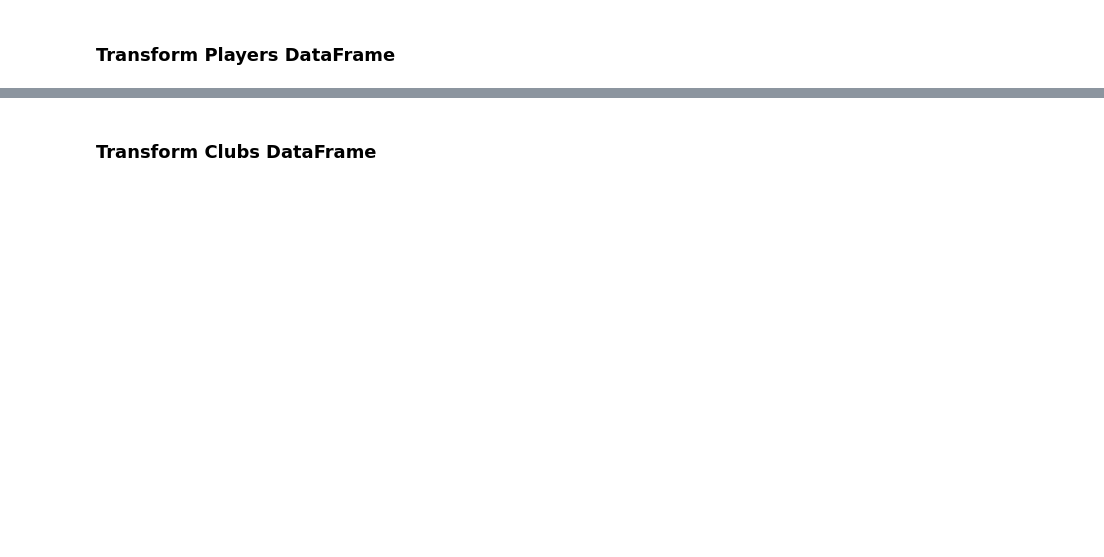
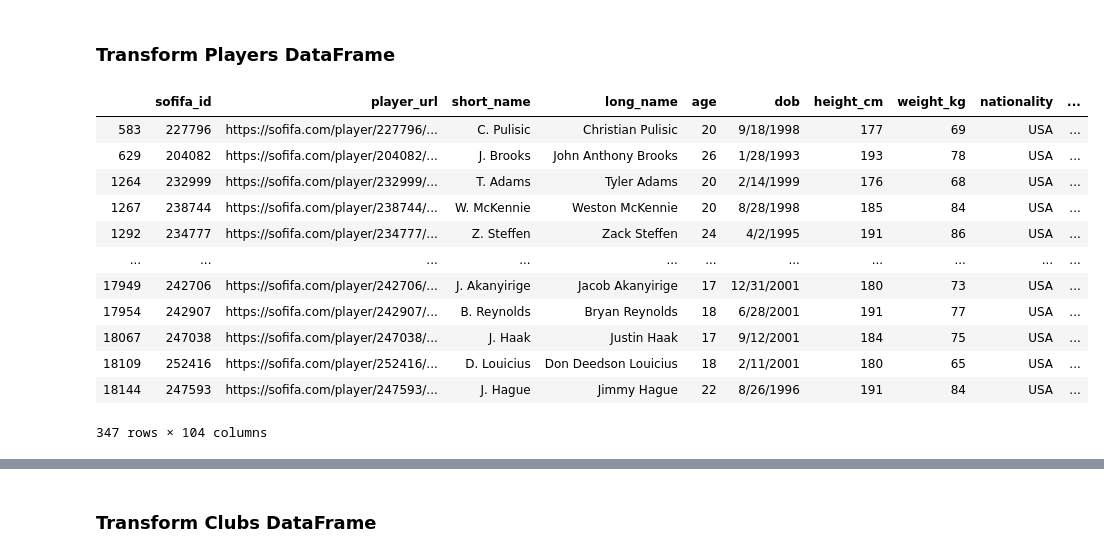
Before and after one commit to dpatel77/FIFA-ETL, a Jupyter notebook: FIFA.ipynb, the cells around one changed output, grey strips where cells are left out. Cells and saved outputs as stored; diff of their text form; code cells hidden in the pictures; blank space fills up the shorter version.

```diff
--- a/FIFA.ipynb
+++ b/FIFA.ipynb
@@ -48,2 +104,18 @@ players_df.head()
+# %%
+players_df.loc[players_df['nationality']=='USA',:]
+# %% [output]
+|  | sofifa_id | player_url | short_name | long_name | age | dob | height_cm | weight_kg | nationality | ... |
+| 583 | 227796 | https://sofifa.com/player/227796/... | C. Pulisic | Christian Pulisic | 20 | 9/18/1998 | 177 | 69 | USA | ... |
+| 629 | 204082 | https://sofifa.com/player/204082/... | J. Brooks | John Anthony Brooks | 26 | 1/28/1993 | 193 | 78 | USA | ... |
+| 1264 | 232999 | https://sofifa.com/player/232999/... | T. Adams | Tyler Adams | 20 | 2/14/1999 | 176 | 68 | USA | ... |
+| 1267 | 238744 | https://sofifa.com/player/238744/... | W. McKennie | Weston McKennie | 20 | 8/28/1998 | 185 | 84 | USA | ... |
+| 1292 | 234777 | https://sofifa.com/player/234777/... | Z. Steffen | Zack Steffen | 24 | 4/2/1995 | 191 | 86 | USA | ... |
+| ... | ... | ... | ... | ... | ... | ... | ... | ... | ... | ... |
+| 17949 | 242706 | https://sofifa.com/player/242706/... | J. Akanyirige | Jacob Akanyirige | 17 | 12/31/2001 | 180 | 73 | USA | ... |
+| 17954 | 242907 | https://sofifa.com/player/242907/... | B. Reynolds | Bryan Reynolds | 18 | 6/28/2001 | 191 | 77 | USA | ... |
+| 18067 | 247038 | https://sofifa.com/player/247038/... | J. Haak | Justin Haak | 17 | 9/12/2001 | 184 | 75 | USA | ... |
+| 18109 | 252416 | https://sofifa.com/player/252416/... | D. Louicius | Don Deedson Louicius | 18 | 2/11/2001 | 180 | 65 | USA | ... |
+| 18144 | 247593 | https://sofifa.com/player/247593/... | J. Hague | Jimmy Hague | 22 | 8/26/1996 | 191 | 84 | USA | ... |
+347 rows × 104 columns
 # %%
 # players_df[players_df['nationality'] == 'United States'].replace("USA")
```
Also changed, not shown: parts of 14 cells of this notebook.
